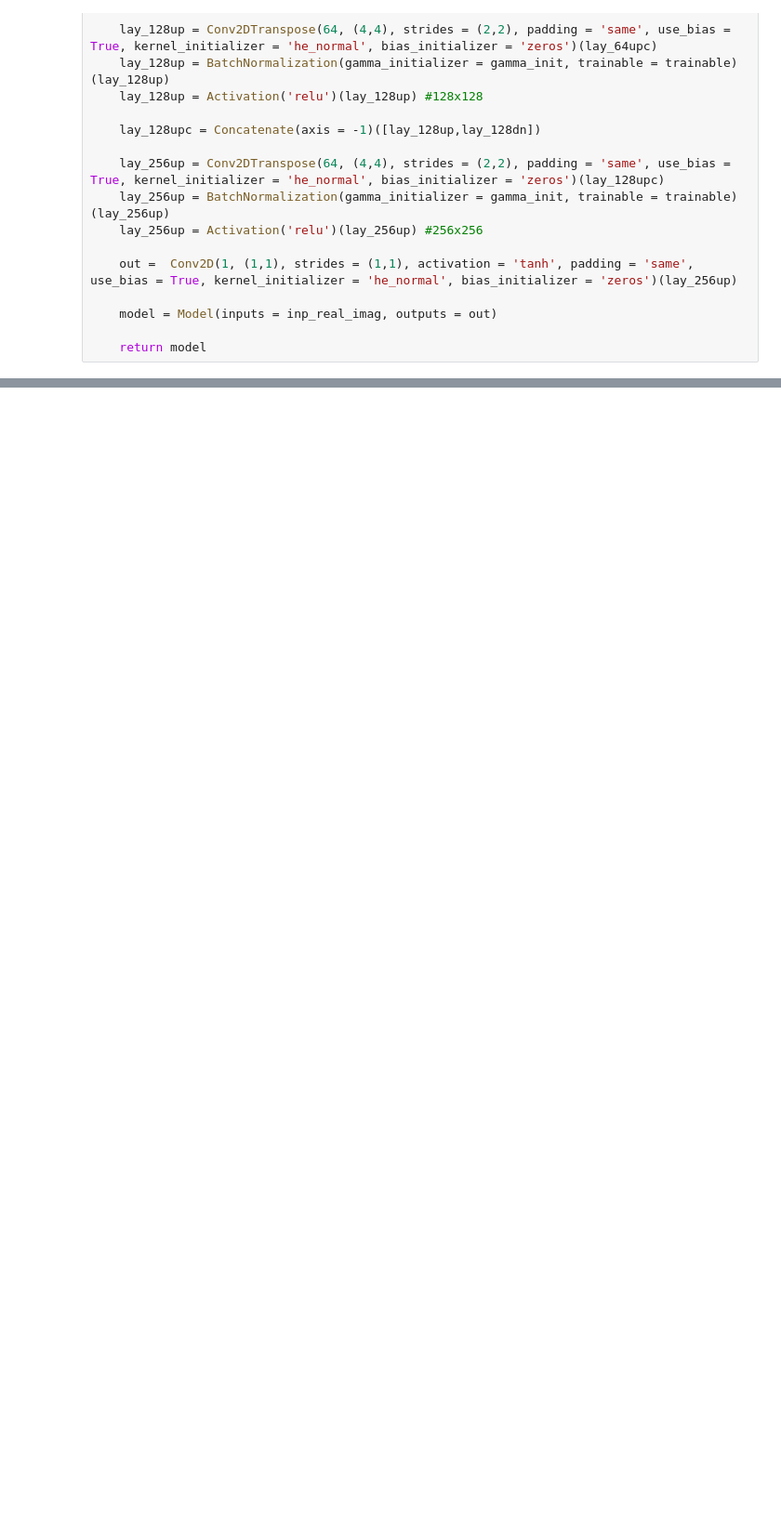
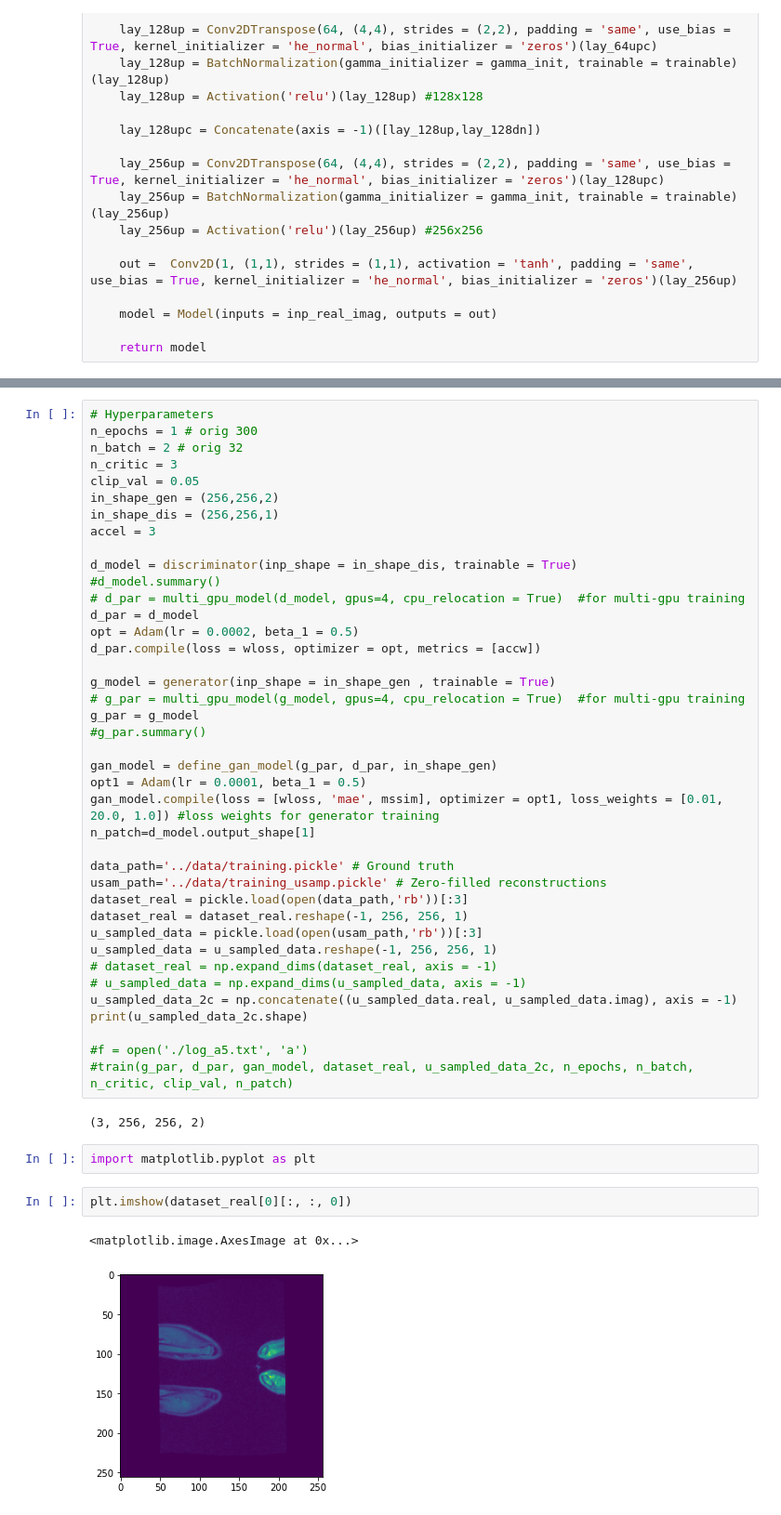
Before and after one commit to amanichopra/Deep-Learning-MRI-Reconstruction, a Jupyter notebook: archive/Model.ipynb, the cells around one changed output, grey strips where cells are left out. Shown at 93% size. Saved outputs shown, nothing was run; the diff lists cells and outputs as text; blank space fills up the shorter version.

Commit message:
added support for saving imgs at end of epoch and visualization for comparing ground truth to undersampled img

```diff
--- a/archive/Model.ipynb
+++ b/archive/Model.ipynb
@@ -221,0 +230,49 @@ def define_gan_model(gen_model, dis_model, inp_shape):
+# %%
+# Hyperparameters
+n_epochs = 1 # orig 300
+n_batch = 2 # orig 32
+n_critic = 3
+clip_val = 0.05
+in_shape_gen = (256,256,2)
+in_shape_dis = (256,256,1)
+accel = 3
+
+d_model = discriminator(inp_shape = in_shape_dis, trainable = True)
+#d_model.summary()
+# d_par = multi_gpu_model(d_model, gpus=4, cpu_relocation = True)  #for multi-gpu training
+d_par = d_model
+opt = Adam(lr = 0.0002, beta_1 = 0.5)
+d_par.compile(loss = wloss, optimizer = opt, metrics = [accw])
+
+g_model = generator(inp_shape = in_shape_gen , trainable = True)
+# g_par = multi_gpu_model(g_model, gpus=4, cpu_relocation = True)  #for multi-gpu training
+g_par = g_model
+#g_par.summary()
+
+gan_model = define_gan_model(g_par, d_par, in_shape_gen)
+opt1 = Adam(lr = 0.0001, beta_1 = 0.5)
+gan_model.compile(loss = [wloss, 'mae', mssim], optimizer = opt1, loss_weights = [0.01, 20.0, 1.0]) #loss weights for generator training
+n_patch=d_model.output_shape[1]
+
+data_path='../data/training.pickle' # Ground truth
+usam_path='../data/training_usamp.pickle' # Zero-filled reconstructions
+dataset_real = pickle.load(open(data_path,'rb'))[:3]
+dataset_real = dataset_real.reshape(-1, 256, 256, 1)
+u_sampled_data = pickle.load(open(usam_path,'rb'))[:3]
+u_sampled_data = u_sampled_data.reshape(-1, 256, 256, 1)
+# dataset_real = np.expand_dims(dataset_real, axis = -1)
+# u_sampled_data = np.expand_dims(u_sampled_data, axis = -1)
+u_sampled_data_2c = np.concatenate((u_sampled_data.real, u_sampled_data.imag), axis = -1)
+print(u_sampled_data_2c.shape)
+
+#f = open('./log_a5.txt', 'a')
+#train(g_par, d_par, gan_model, dataset_real, u_sampled_data_2c, n_epochs, n_batch, n_critic, clip_val, n_patch)
+# %% [output]
+(3, 256, 256, 2)
+# %%
+import matplotlib.pyplot as plt
+# %%
+plt.imshow(dataset_real[0][:, :, 0])
+# %% [output]
+<matplotlib.image.AxesImage at 0x...>
+[figure, added]
```
Also changed, not shown: parts of 10 cells of this notebook, 2 other files.
